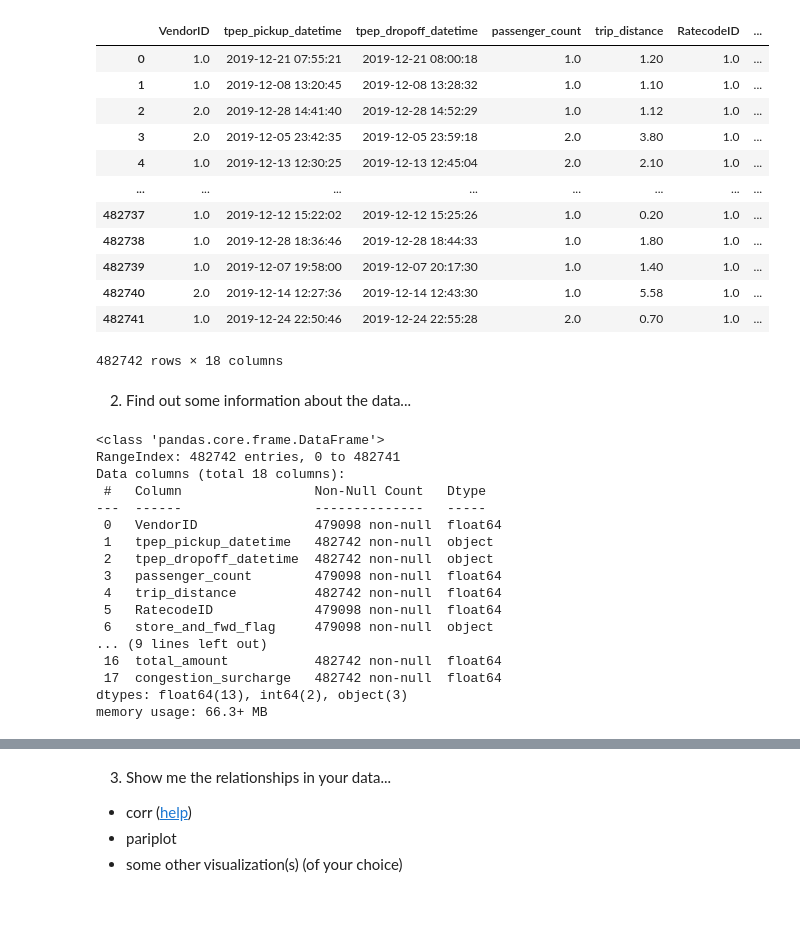
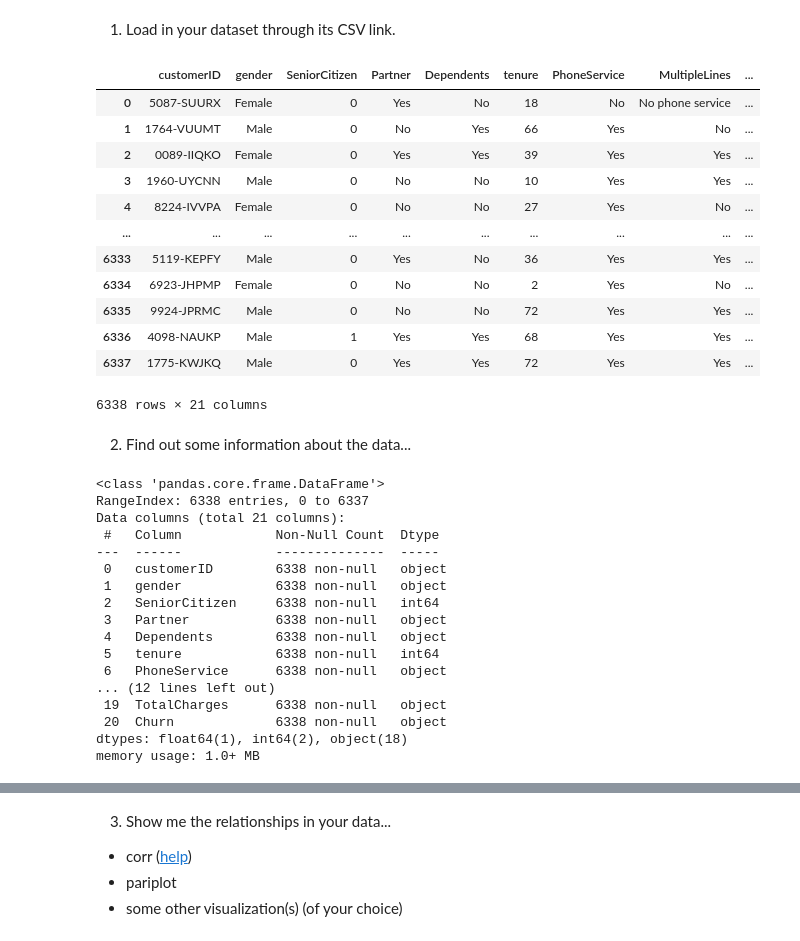
Before and after one commit to mesha4545a/Assigment-2, a Jupyter notebook: Copy_of_02_assignment.ipynb, the cells around one changed output, grey strips where cells are left out. Saved outputs shown, nothing was run; the diff lists cells and outputs as text; code cells hidden in the pictures; blank space fills up the shorter version.

```diff
--- a/Copy_of_02_assignment.ipynb
+++ b/Copy_of_02_assignment.ipynb
@@ -10,43 +14,45 @@ Note: target variable is `total_amount`.
+# %% [markdown]
+1. Load in your dataset through its CSV link.
 # %%
 import pandas as pd
-df = pd.read_parquet('https://github.com/gumdropsteve/datasets/raw/master/nyc_taxi/yellow_tripdata_2019-12.parquet')
+df = pd.read_csv('https://github.com/gumdropsteve/intro_to_machine_learning/raw/main/day_05/data/churn_data.csv')
 df
 # %% [output]
-|  | VendorID | tpep_pickup_datetime | tpep_dropoff_datetime | passenger_count | trip_distance | RatecodeID | ... |
-| 0 | 1.0 | 2019-12-21 07:55:21 | 2019-12-21 08:00:18 | 1.0 | 1.20 | 1.0 | ... |
-| 1 | 1.0 | 2019-12-08 13:20:45 | 2019-12-08 13:28:32 | 1.0 | 1.10 | 1.0 | ... |
-| 2 | 2.0 | 2019-12-28 14:41:40 | 2019-12-28 14:52:29 | 1.0 | 1.12 | 1.0 | ... |
-| 3 | 2.0 | 2019-12-05 23:42:35 | 2019-12-05 23:59:18 | 2.0 | 3.80 | 1.0 | ... |
-| 4 | 1.0 | 2019-12-13 12:30:25 | 2019-12-13 12:45:04 | 2.0 | 2.10 | 1.0 | ... |
-| ... | ... | ... | ... | ... | ... | ... | ... |
-| 482737 | 1.0 | 2019-12-12 15:22:02 | 2019-12-12 15:25:26 | 1.0 | 0.20 | 1.0 | ... |
-| 482738 | 1.0 | 2019-12-28 18:36:46 | 2019-12-28 18:44:33 | 1.0 | 1.80 | 1.0 | ... |
-| 482739 | 1.0 | 2019-12-07 19:58:00 | 2019-12-07 20:17:30 | 1.0 | 1.40 | 1.0 | ... |
-| 482740 | 2.0 | 2019-12-14 12:27:36 | 2019-12-14 12:43:30 | 1.0 | 5.58 | 1.0 | ... |
-| 482741 | 1.0 | 2019-12-24 22:50:46 | 2019-12-24 22:55:28 | 2.0 | 0.70 | 1.0 | ... |
+|  | customerID | gender | SeniorCitizen | Partner | Dependents | tenure | PhoneService | MultipleLines | ... |
+| 0 | 5087-SUURX | Female | 0 | Yes | No | 18 | No | No phone service | ... |
+| 1 | 1764-VUUMT | Male | 0 | No | Yes | 66 | Yes | No | ... |
+| 2 | 0089-IIQKO | Female | 0 | Yes | Yes | 39 | Yes | Yes | ... |
+| 3 | 1960-UYCNN | Male | 0 | No | No | 10 | Yes | Yes | ... |
+| 4 | 8224-IVVPA | Female | 0 | No | No | 27 | Yes | No | ... |
+| ... | ... | ... | ... | ... | ... | ... | ... | ... | ... |
+| 6333 | 5119-KEPFY | Male | 0 | Yes | No | 36 | Yes | Yes | ... |
+| 6334 | 6923-JHPMP | Female | 0 | No | No | 2 | Yes | No | ... |
+| 6335 | 9924-JPRMC | Male | 0 | No | No | 72 | Yes | Yes | ... |
+| 6336 | 4098-NAUKP | Male | 1 | Yes | Yes | 68 | Yes | Yes | ... |
+| 6337 | 1775-KWJKQ | Male | 0 | Yes | Yes | 72 | Yes | Yes | ... |
-482742 rows × 18 columns
+6338 rows × 21 columns
 # %% [markdown]
 2. Find out some information about the data...
 # %%
 df.info()
 # %% [output]
 <class 'pandas.core.frame.DataFrame'>
-RangeIndex: 482742 entries, 0 to 482741
-Data columns (total 18 columns):
- #   Column                 Non-Null Count   Dtype
----  ------                 --------------   -----
- 0   VendorID               479098 non-null  float64
- 1   tpep_pickup_datetime   482742 non-null  object
- 2   tpep_dropoff_datetime  482742 non-null  object
- 3   passenger_count        479098 non-null  float64
- 4   trip_distance          482742 non-null  float64
- 5   RatecodeID             479098 non-null  float64
- 6   store_and_fwd_flag     479098 non-null  object
-... (9 lines left out)
- 16  total_amount           482742 non-null  float64
- 17  congestion_surcharge   482742 non-null  float64
-dtypes: float64(13), int64(2), object(3)
-memory usage: 66.3+ MB
+RangeIndex: 6338 entries, 0 to 6337
+Data columns (total 21 columns):
+ #   Column            Non-Null Count  Dtype
+---  ------            --------------  -----
+ 0   customerID        6338 non-null   object
+ 1   gender            6338 non-null   object
+ 2   SeniorCitizen     6338 non-null   int64
+ 3   Partner           6338 non-null   object
+ 4   Dependents        6338 non-null   object
+ 5   tenure            6338 non-null   int64
+ 6   PhoneService      6338 non-null   object
+... (12 lines left out)
+ 19  TotalCharges      6338 non-null   object
+ 20  Churn             6338 non-null   object
+dtypes: float64(1), int64(2), object(18)
+memory usage: 1.0+ MB
 # %%
 df.describe()
 # %% [output]
```
Also changed, not shown: parts of 49 cells of this notebook.
